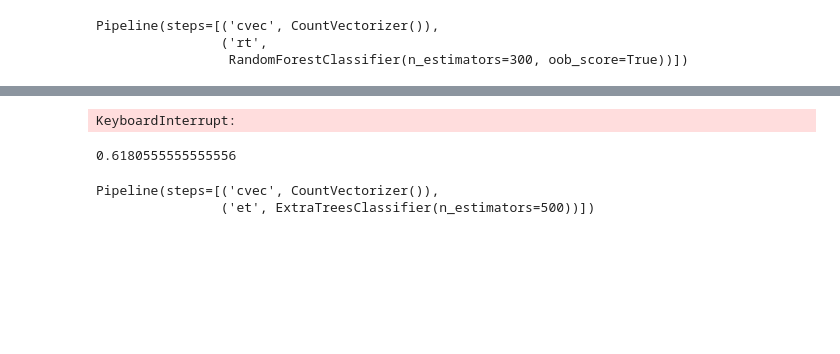
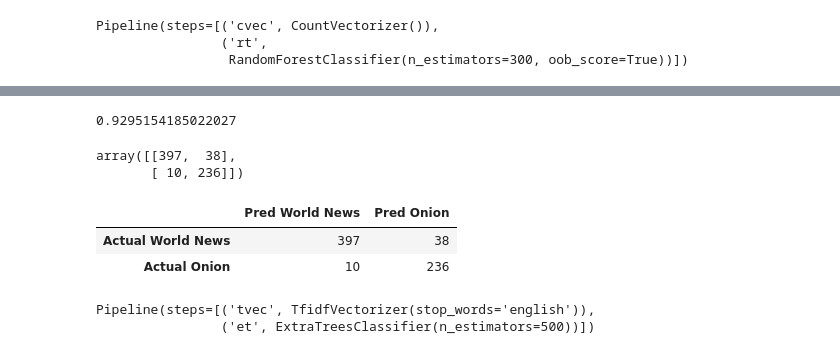
Before and after one commit to sr0e/DSB-TruthNet-Reddit, a Jupyter notebook: computing.ipynb, the cells around one changed output, grey strips where cells are left out. Saved outputs shown, nothing was run; the diff lists cells and outputs as text; code cells hidden in the pictures; blank space fills up the shorter version.

```diff
--- a/computing.ipynb
+++ b/computing.ipynb
@@ -187,10 +290,11 @@ pipe_cvrt.get_params()
 # %%
+%%time
 pgrid = {
-    'cvec__ngram_range': [(1, 1), (1, 2), (1, 3)],
-    'cvec__stop_words': [None, 'english', sw],
-    'rt__max_features': np.arange(1, 31),
-    'rt__max_depth': [None, 1, 2, 3, 4, 5, 6, 7, 8],
-    'rt__min_samples_leaf': np.arange(1, 31)
+    'cvec__ngram_range': [(1, 1), (2, 2)],
+    'cvec__stop_words': ['english', sw],
+    'rt__max_features': np.arange(1, 21),
+    'rt__max_depth': [None, 1, 2, 3, 4]
 }
 
-gs2 = GridSearchCV(pipe_cvrt, param_grid=pgrid, cv=5, n_jobs=2)
+gs2 = GridSearchCV(pipe_cvrt, param_grid=pgrid, cv=5, n_jobs=4)
+gs2.fit(X_train, y_train)
@@ -197,19 +324,28 @@ gs2 = GridSearchCV(pipe_cvrt, param_grid=pgrid, cv=5, n_jobs=2)
-# %%
-gs2.fit(X_train, y_train)
-# %% [output]
-KeyboardInterrupt:
 # %%
-gs2s.score(X_test, y_test)
+gs2.score(X_test, y_test)
 # %% [output]
-0.6180555555555556
+0.9295154185022027
+# %%
+y_gs2_pred = gs2.predict(X_test)
+cm3 = metrics.confusion_matrix(y_test, y_gs2_pred)
+cm3
+# %% [output]
+array([[397,  38],
+       [ 10, 236]])
+# %%
+pd.DataFrame(cm3, columns = ['Pred World News', 'Pred Onion'], index = ['Actual World News', 'Actual Onion'])
+# %% [output]
+|  | Pred World News | Pred Onion |
+| Actual World News | 397 | 38 |
+| Actual Onion | 10 | 236 |
 # %%
 pipe_et = Pipeline([
-    ('cvec', CountVectorizer()),
+    ('tvec', TfidfVectorizer(stop_words='english')),
     ('et', ExtraTreesClassifier(n_estimators=500))
 ])
 pipe_et.fit(X_train, y_train)
 # %% [output]
-Pipeline(steps=[('cvec', CountVectorizer()),
+Pipeline(steps=[('tvec', TfidfVectorizer(stop_words='english')),
                 ('et', ExtraTreesClassifier(n_estimators=500))])
 # %%
 pipe_et.score(X_test, y_test)
```
Also changed, not shown: parts of 30 cells of this notebook.
